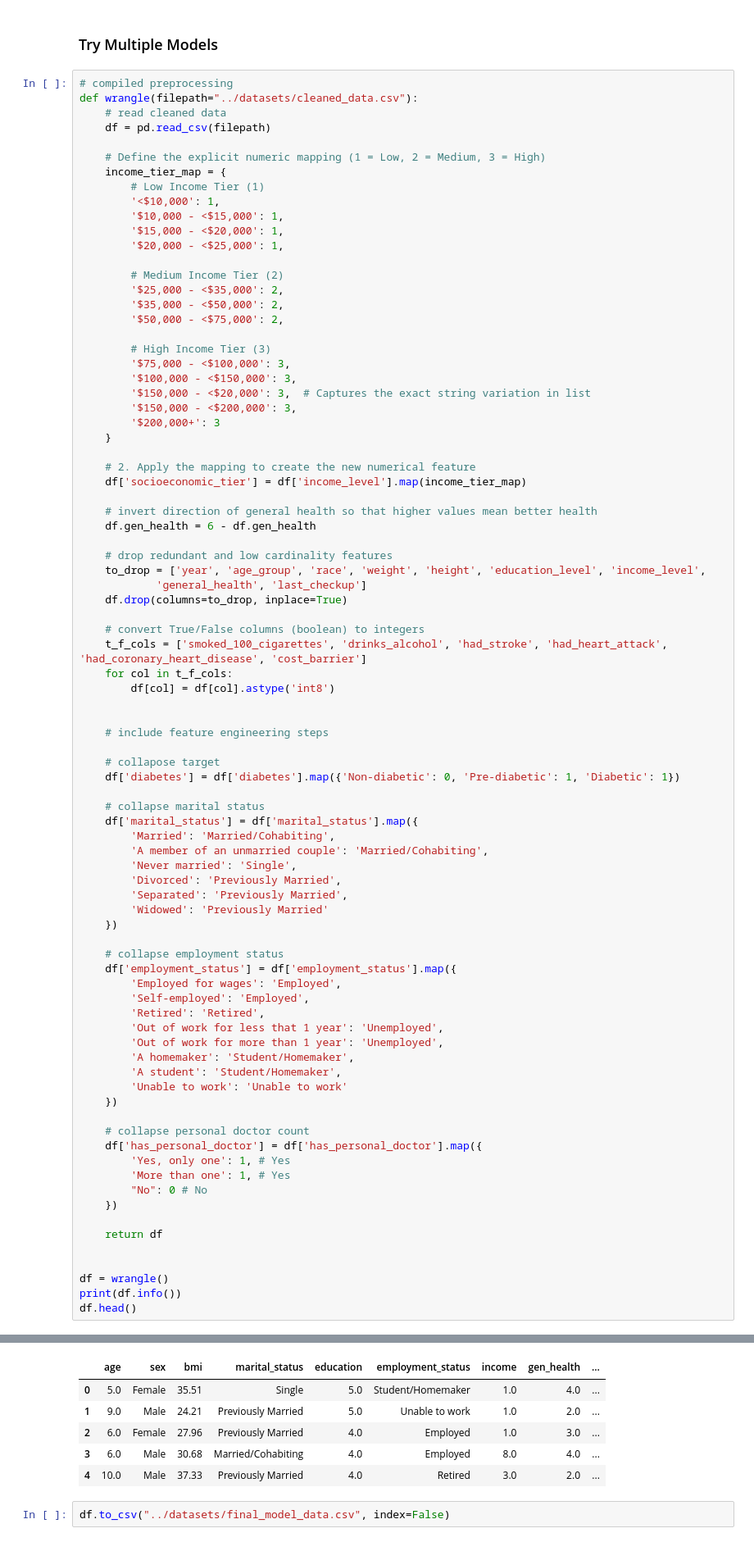
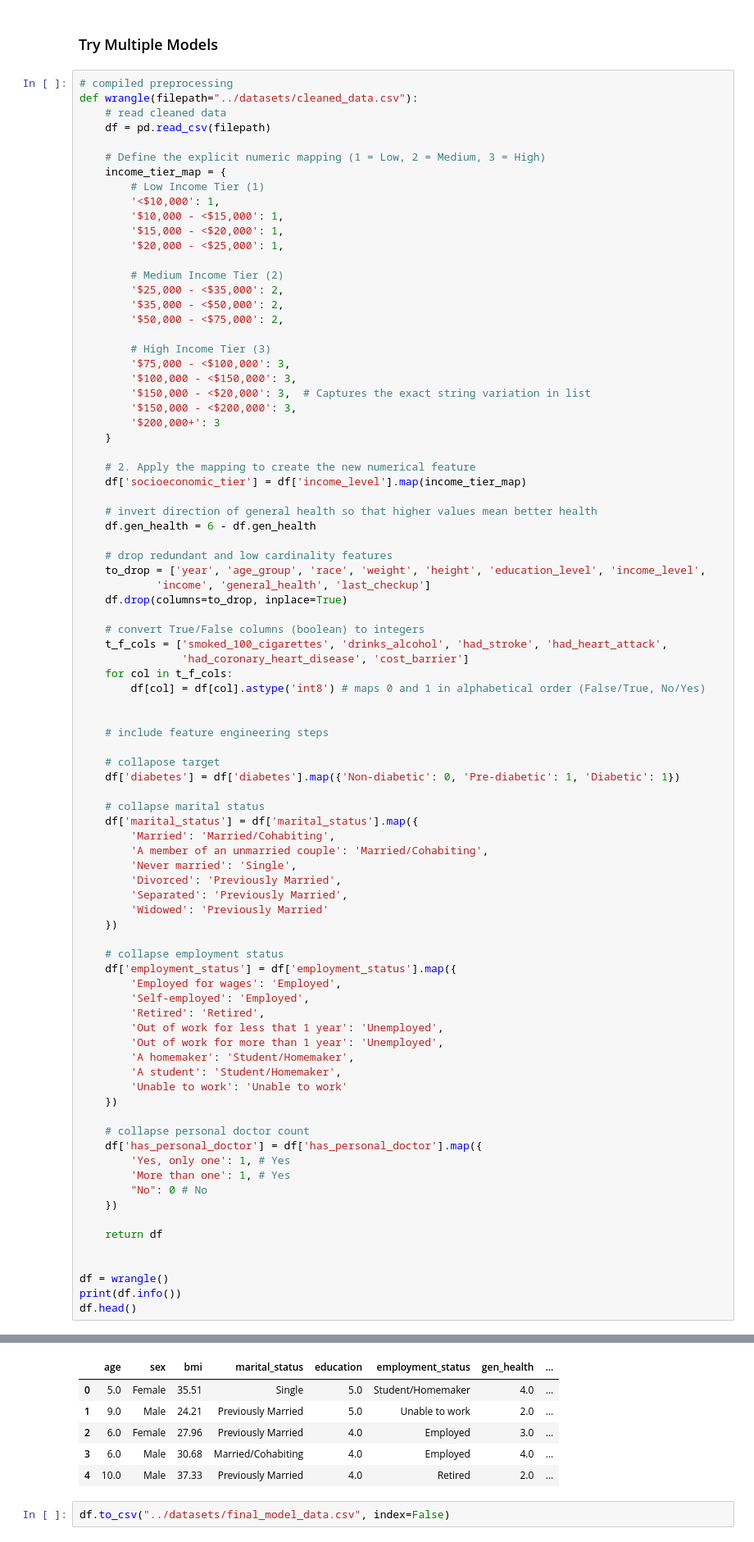
Before and after one commit to maradeben/wotosuga-core, a Jupyter notebook: model_building/model_notebook.ipynb, the cells around one changed output, grey strips where cells are left out. Shown at 82% size. Saved outputs shown, nothing was run; the diff lists cells and outputs as text.

```diff
--- a/model_building/model_notebook.ipynb
+++ b/model_building/model_notebook.ipynb
@@ -952,13 +952,14 @@ def wrangle(filepath="../datasets/cleaned_data.csv"):
 
     # drop redundant and low cardinality features
     to_drop = ['year', 'age_group', 'race', 'weight', 'height', 'education_level', 'income_level',
-            'general_health', 'last_checkup']
+            'income', 'general_health', 'last_checkup']
     df.drop(columns=to_drop, inplace=True)
 
     # convert True/False columns (boolean) to integers
-    t_f_cols = ['smoked_100_cigarettes', 'drinks_alcohol', 'had_stroke', 'had_heart_attack', 'had_coronary_heart_disease', 'cost_barrier']
+    t_f_cols = ['smoked_100_cigarettes', 'drinks_alcohol', 'had_stroke', 'had_heart_attack',
+                'had_coronary_heart_disease', 'cost_barrier']
     for col in t_f_cols:
-        df[col] = df[col].astype('int8')
+        df[col] = df[col].astype('int8') # maps 0 and 1 in alphabetical order (False/True, No/Yes)
 
 
     # include feature engineering steps
@@ -1021,10 +1022,10 @@ memory usage: 132.2 MB
 None
-|  | age | sex | bmi | marital_status | education | employment_status | income | gen_health | ... |
-| 0 | 5.0 | Female | 35.51 | Single | 5.0 | Student/Homemaker | 1.0 | 4.0 | ... |
-| 1 | 9.0 | Male | 24.21 | Previously Married | 5.0 | Unable to work | 1.0 | 2.0 | ... |
-| 2 | 6.0 | Female | 27.96 | Previously Married | 4.0 | Employed | 1.0 | 3.0 | ... |
-| 3 | 6.0 | Male | 30.68 | Married/Cohabiting | 4.0 | Employed | 8.0 | 4.0 | ... |
-| 4 | 10.0 | Male | 37.33 | Previously Married | 4.0 | Retired | 3.0 | 2.0 | ... |
+|  | age | sex | bmi | marital_status | education | employment_status | gen_health | ... |
+| 0 | 5.0 | Female | 35.51 | Single | 5.0 | Student/Homemaker | 4.0 | ... |
+| 1 | 9.0 | Male | 24.21 | Previously Married | 5.0 | Unable to work | 2.0 | ... |
+| 2 | 6.0 | Female | 27.96 | Previously Married | 4.0 | Employed | 3.0 | ... |
+| 3 | 6.0 | Male | 30.68 | Married/Cohabiting | 4.0 | Employed | 4.0 | ... |
+| 4 | 10.0 | Male | 37.33 | Previously Married | 4.0 | Retired | 2.0 | ... |
 # %%
 df.to_csv("../datasets/final_model_data.csv", index=False)
 # %%
```
Also changed, not shown: parts of 1 cell of this notebook, 1 other file.
